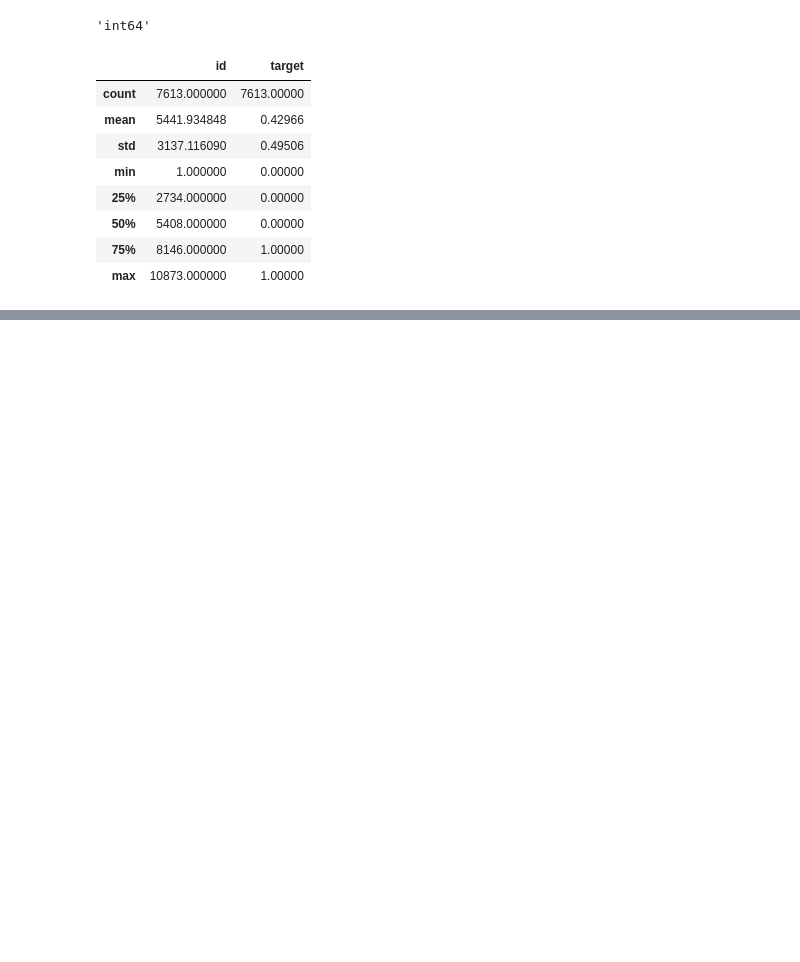
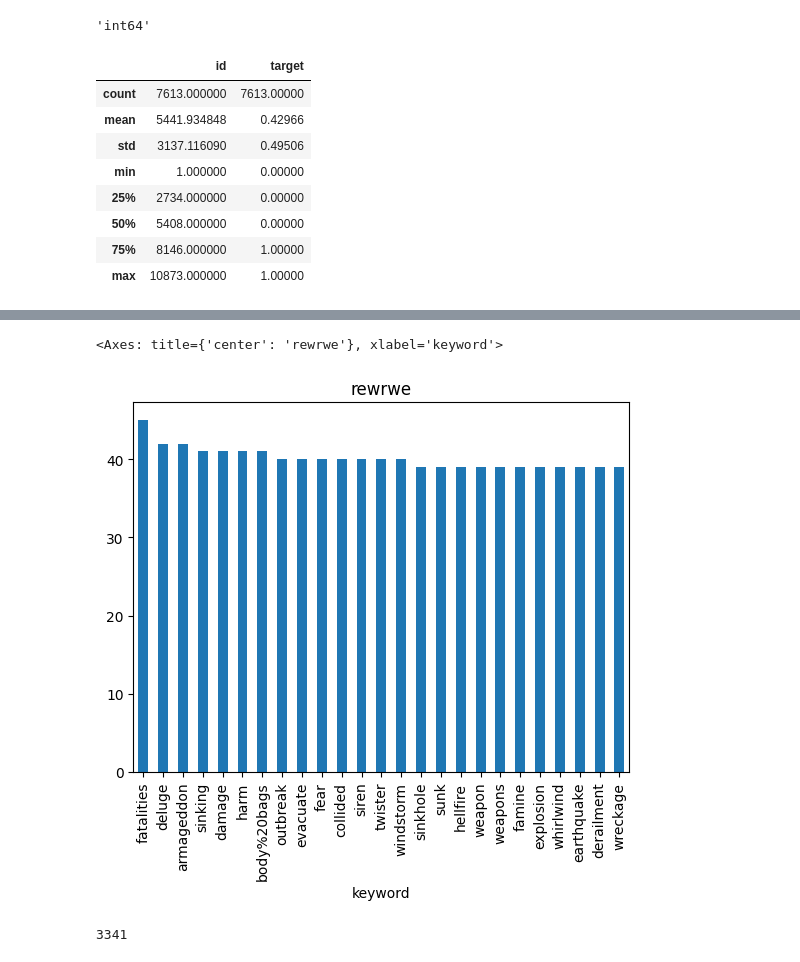
Before and after one commit to thickett/kaggle, a Jupyter notebook: disaster tweets/disaster_competition.ipynb, the cells around one changed output, grey strips where cells are left out. Cells and saved outputs as stored; diff of their text form; code cells hidden in the pictures; blank space fills up the shorter version.

```diff
--- a/disaster tweets/disaster_competition.ipynb
+++ b/disaster tweets/disaster_competition.ipynb
@@ -122,0 +148,13 @@ train_data.describe()
+# %%
+col = train_data["keyword"]
+# %%
+fig, ax = plt.subplots()
+col.value_counts()[0:25].plot(kind="bar",title="rewrwe")
+#ax.set_title(f"A frequency plot for the: variable")
+# %% [output]
+<Axes: title={'center': 'rewrwe'}, xlabel='keyword'>
+[figure, added]
+# %%
+len(train_data["location"].value_counts())
+# %% [output]
+3341
```
Also changed, not shown: parts of 6 cells of this notebook, 2 other files.
